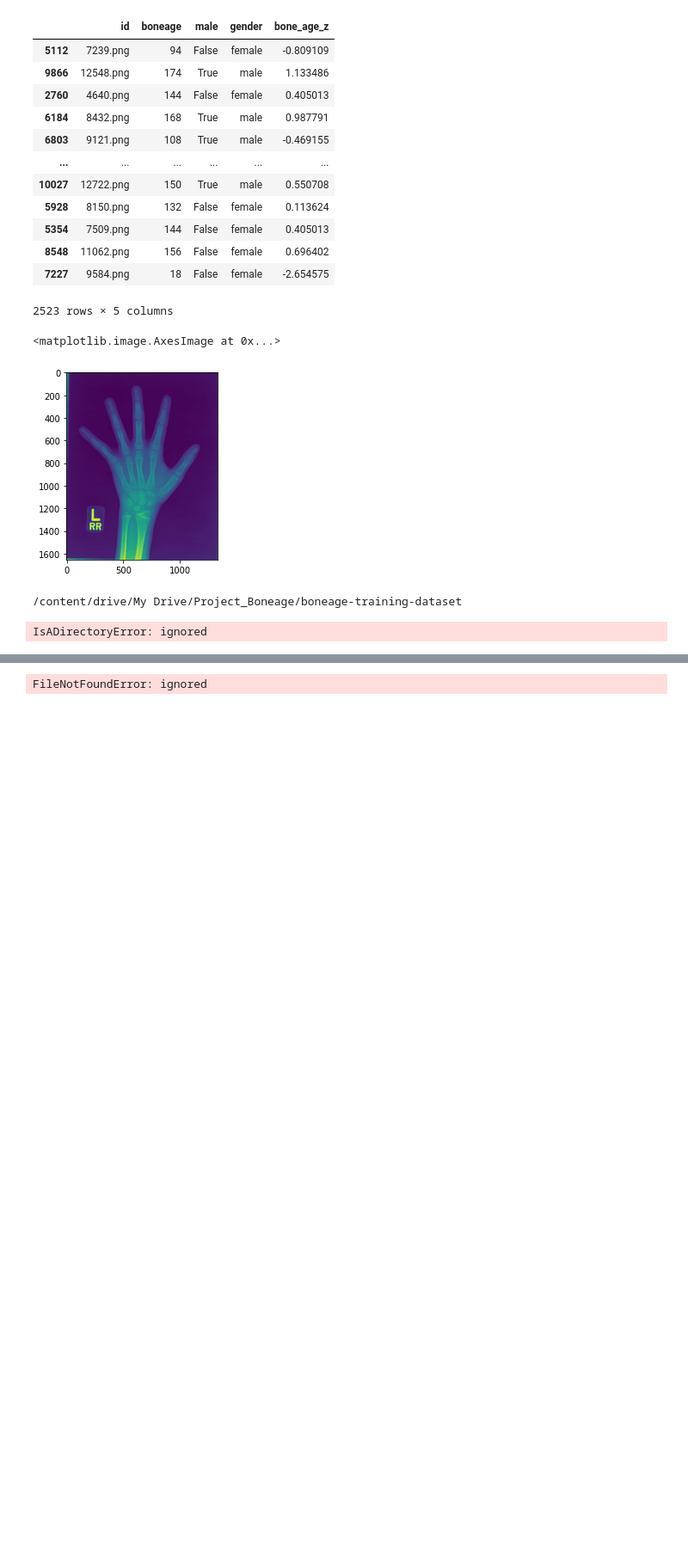
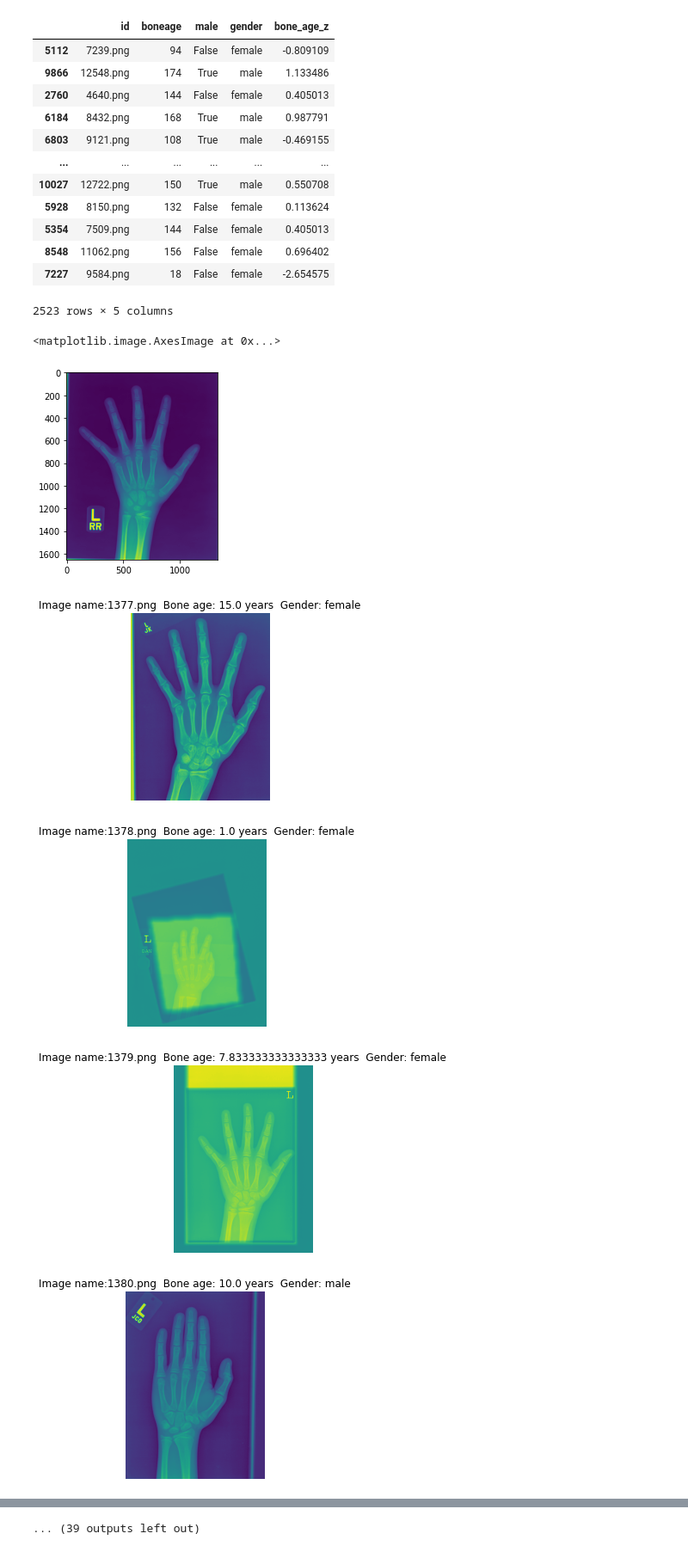
Before and after one commit to nichakornchaisuwan/Project_Boneage, a Jupyter notebook: Toy_Dataset.ipynb, the cells around one changed output, grey strips where cells are left out. Shown at 86% size. Saved outputs shown, nothing was run; the diff lists cells and outputs as text; code cells hidden in the pictures; blank space fills up the shorter version.

Commit message:
ลง drive ใหม่

```diff
--- a/Toy_Dataset.ipynb
+++ b/Toy_Dataset.ipynb
@@ -242,18 +244,16 @@ plt.imshow(img)
 # %%
-data_image = os.path.join(path,'boneage-training-dataset') #เอาพาร์ทที่อยู่ในไฟล์มาเชื่อมกับColab
-print(data_image)
+#data_image = os.path.join(path,'boneage-training-dataset') #เอาพาร์ทที่อยู่ในไฟล์มาเชื่อมกับColab
+#print(data_image)
-# %% [output]
-/content/drive/My Drive/Project_Boneage/boneage-training-dataset
-# %%
-data_img = Image.open(data_image)
-# %% [output]
-IsADirectoryError: ignored
 # %%
 import matplotlib.image as mpimg
-for filename, boneage, gender in train_df[['id','boneage','gender']].sample(4).values:
-    img = mpimg.imread(data_image + filename)
+for filename, boneage, gender in train_df[['id','boneage','gender']].values:
+    img = mpimg.imread(os.path.join(path,'boneage-training-dataset/')+ filename)
     plt.imshow(img)
     plt.title('Image name:{}  Bone age: {} years  Gender: {}'.format(filename, boneage/12, gender))
     plt.axis('off')
     plt.show()
 # %% [output]
+[figure, added]
+[figure, added]
+[figure, added]
+[figure, added]
@@ -260 +268 @@ for filename, boneage, gender in train_df[['id','boneage','gender']].sample(4).v
-FileNotFoundError: ignored
+... (39 outputs left out)
```
Also changed, not shown: parts of 4 cells of this notebook.
